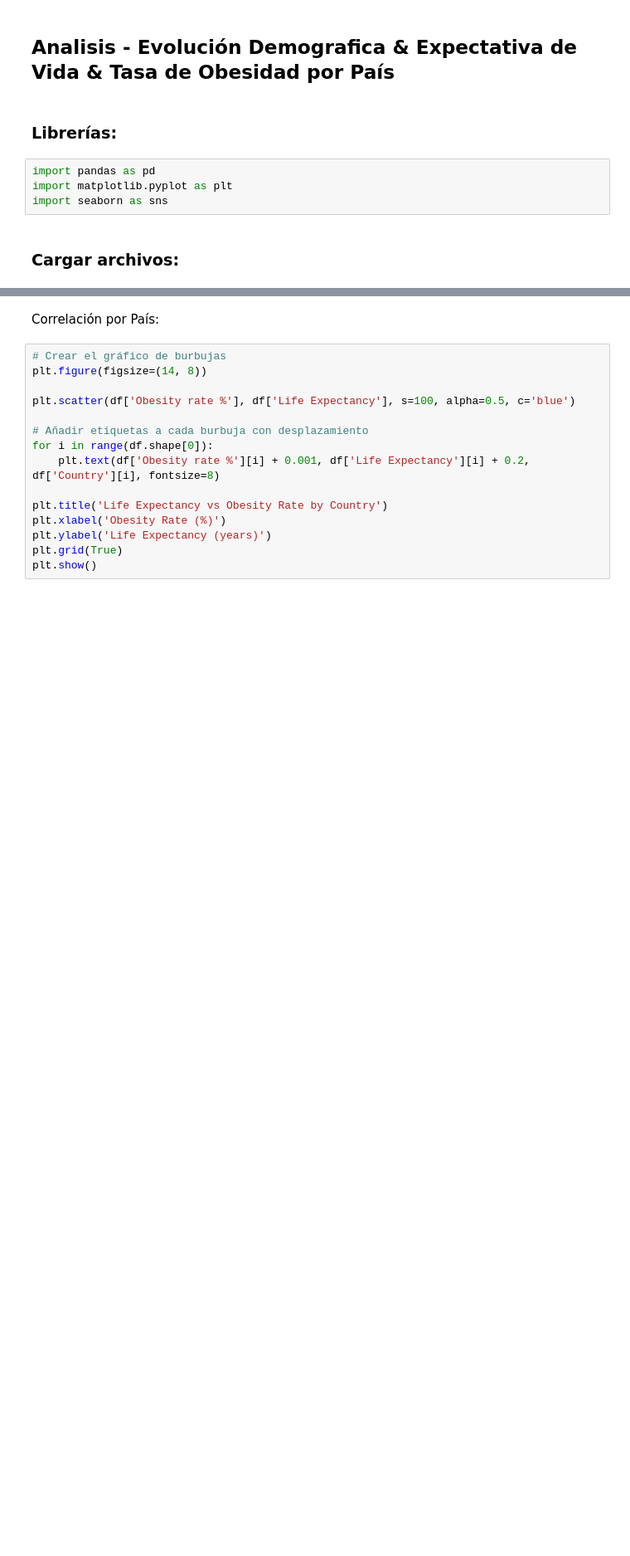
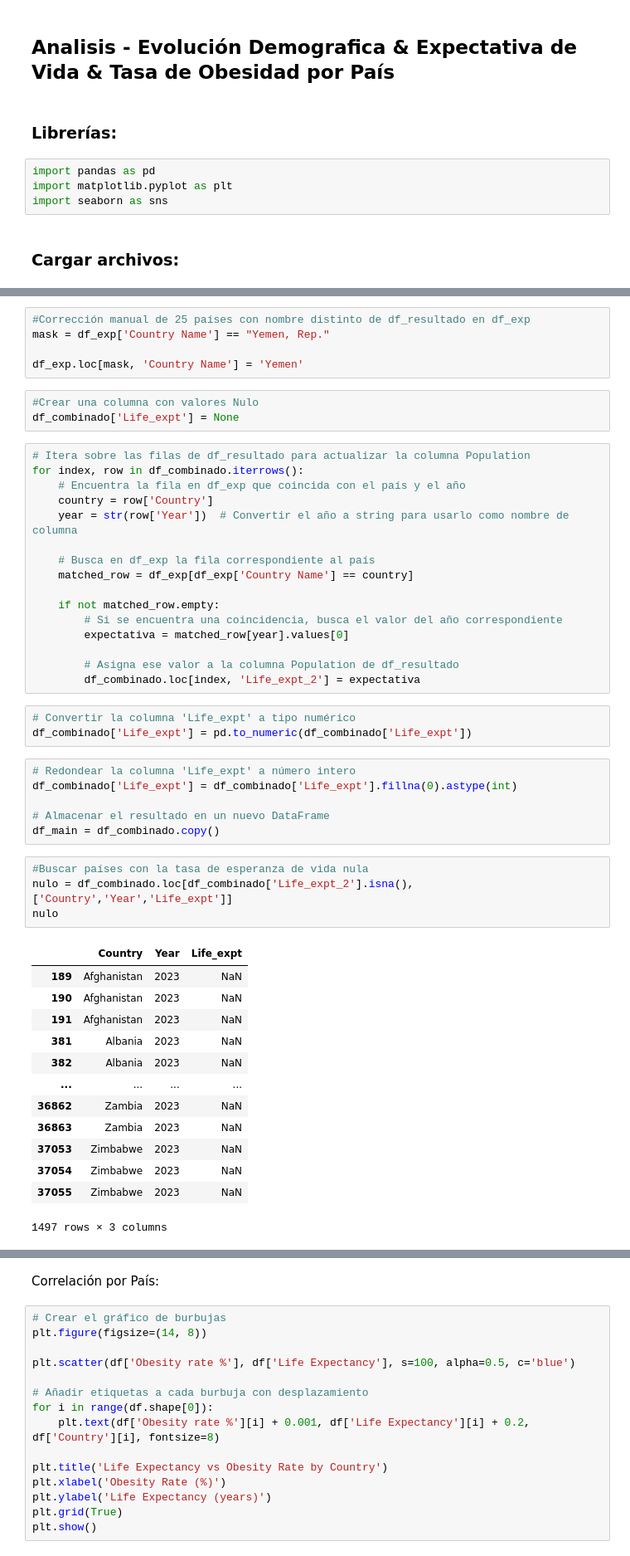
Before and after one commit to MouraAnalyst/EDA_Corr_tranning, a Jupyter notebook: EspVida_vs_Obesid.ipynb, the cells around one changed output, grey strips where cells are left out. Shown: that part at 83% size. Drawn from its saved outputs; the diff is of its cells as text; blank space fills up the shorter version.

```diff
--- a/EspVida_vs_Obesid.ipynb
+++ b/EspVida_vs_Obesid.ipynb
@@ -50,0 +288,51 @@ array(['ADB region: Central and West Asia', 'ADB region: Developed',
+# %%
+#Corrección manual de 25 países con nombre distinto de df_resultado en df_exp
+mask = df_exp['Country Name'] == "Yemen, Rep."
+
+df_exp.loc[mask, 'Country Name'] = 'Yemen'
+# %%
+#Crear una columna con valores Nulo
+df_combinado['Life_expt'] = None
+# %%
+# Itera sobre las filas de df_resultado para actualizar la columna Population
+for index, row in df_combinado.iterrows():
+    # Encuentra la fila en df_exp que coincida con el país y el año
+    country = row['Country']
+    year = str(row['Year'])  # Convertir el año a string para usarlo como nombre de columna
+
+    # Busca en df_exp la fila correspondiente al país
+    matched_row = df_exp[df_exp['Country Name'] == country]
+
+    if not matched_row.empty:
+        # Si se encuentra una coincidencia, busca el valor del año correspondiente
+        expectativa = matched_row[year].values[0]
+
+        # Asigna ese valor a la columna Population de df_resultado
+        df_combinado.loc[index, 'Life_expt_2'] = expectativa
+# %%
+# Convertir la columna 'Life_expt' a tipo numérico
+df_combinado['Life_expt'] = pd.to_numeric(df_combinado['Life_expt'])
+# %%
+# Redondear la columna 'Life_expt' a número intero
+df_combinado['Life_expt'] = df_combinado['Life_expt'].fillna(0).astype(int)
+
+# Almacenar el resultado en un nuevo DataFrame
+df_main = df_combinado.copy()
+# %%
+#Buscar países con la tasa de esperanza de vida nula
+nulo = df_combinado.loc[df_combinado['Life_expt_2'].isna(), ['Country','Year','Life_expt']]
+nulo
+# %% [output]
+|  | Country | Year | Life_expt |
+| 189 | Afghanistan | 2023 | NaN |
+| 190 | Afghanistan | 2023 | NaN |
+| 191 | Afghanistan | 2023 | NaN |
+| 381 | Albania | 2023 | NaN |
+| 382 | Albania | 2023 | NaN |
+| ... | ... | ... | ... |
+| 36862 | Zambia | 2023 | NaN |
+| 36863 | Zambia | 2023 | NaN |
+| 37053 | Zimbabwe | 2023 | NaN |
+| 37054 | Zimbabwe | 2023 | NaN |
+| 37055 | Zimbabwe | 2023 | NaN |
+1497 rows × 3 columns
```
Also changed, not shown: parts of 41 cells of this notebook, 5 other files.
